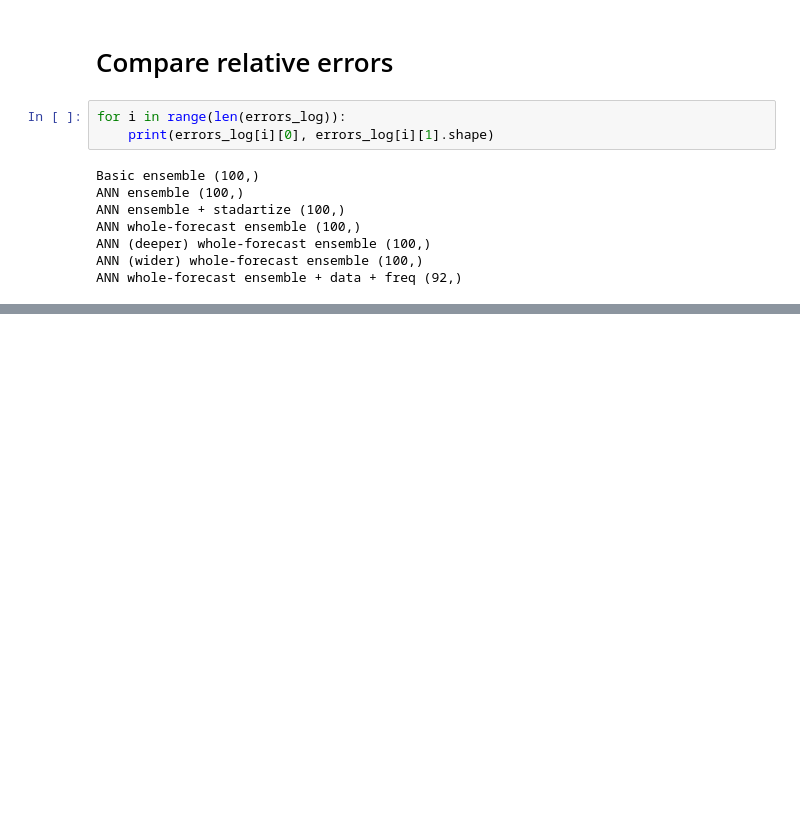
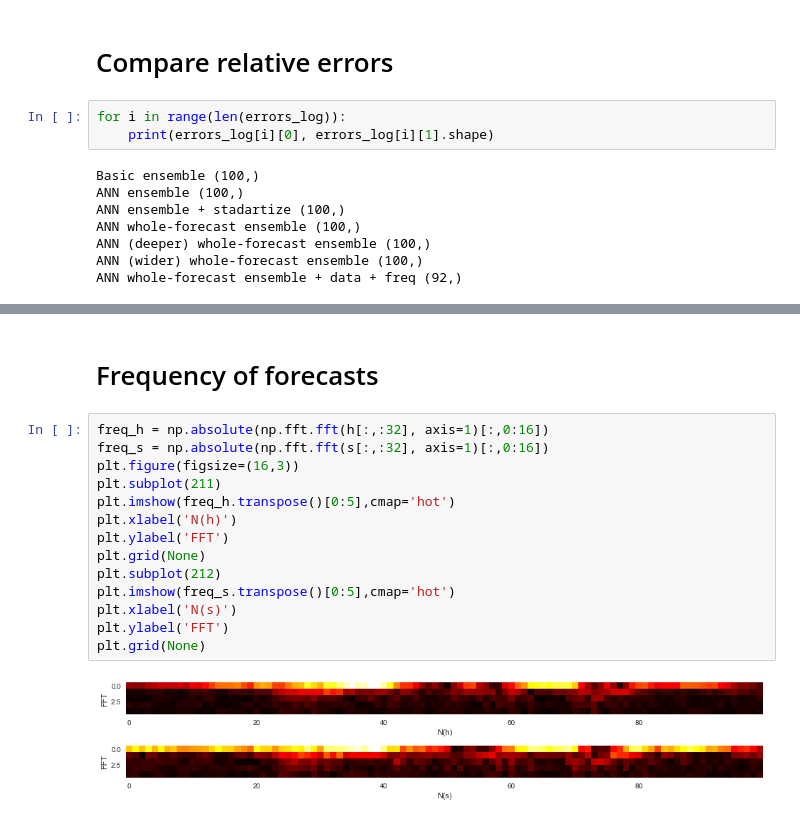
Before and after one commit to iterater/ensemble-forecasting, a Jupyter notebook: ipynb/Testing keras.ipynb, the cells around one changed output, grey strips where cells are left out. Drawn from its saved outputs; the diff is of its cells as text; blank space fills up the shorter version.

Commit message:
Testing forecast frequencies

```diff
--- a/ipynb/Testing keras.ipynb
+++ b/ipynb/Testing keras.ipynb
@@ -393,0 +419,18 @@ Text(0,0.5,'PDF')
+# %% [markdown]
+# Frequency of forecasts
+# %%
+freq_h = np.absolute(np.fft.fft(h[:,:32], axis=1)[:,0:16])
+freq_s = np.absolute(np.fft.fft(s[:,:32], axis=1)[:,0:16])
+plt.figure(figsize=(16,3))
+plt.subplot(211)
+plt.imshow(freq_h.transpose()[0:5],cmap='hot')
+plt.xlabel('N(h)')
+plt.ylabel('FFT')
+plt.grid(None)
+plt.subplot(212)
+plt.imshow(freq_s.transpose()[0:5],cmap='hot')
+plt.xlabel('N(s)')
+plt.ylabel('FFT')
+plt.grid(None)
+# %% [output]
+[figure, added]
```
Also changed, not shown: parts of 19 cells of this notebook.
